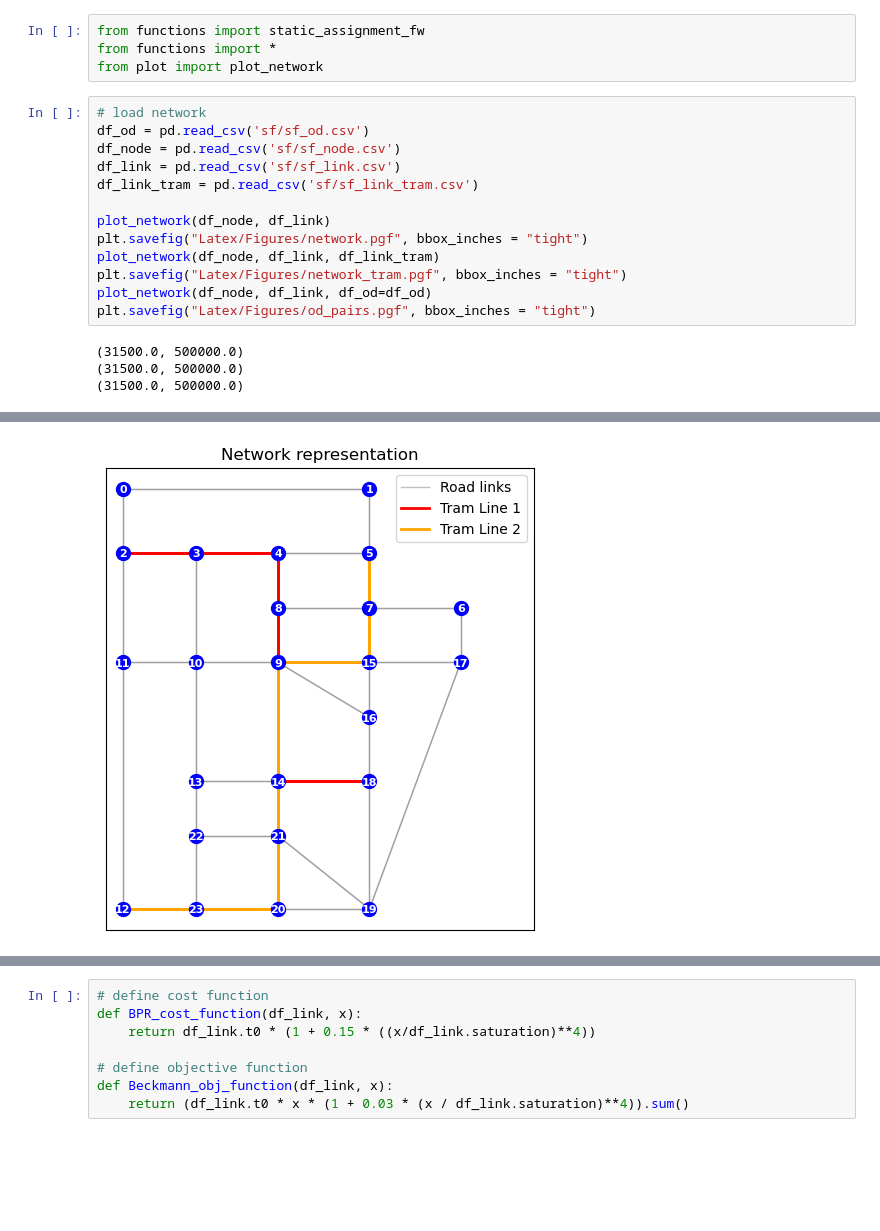
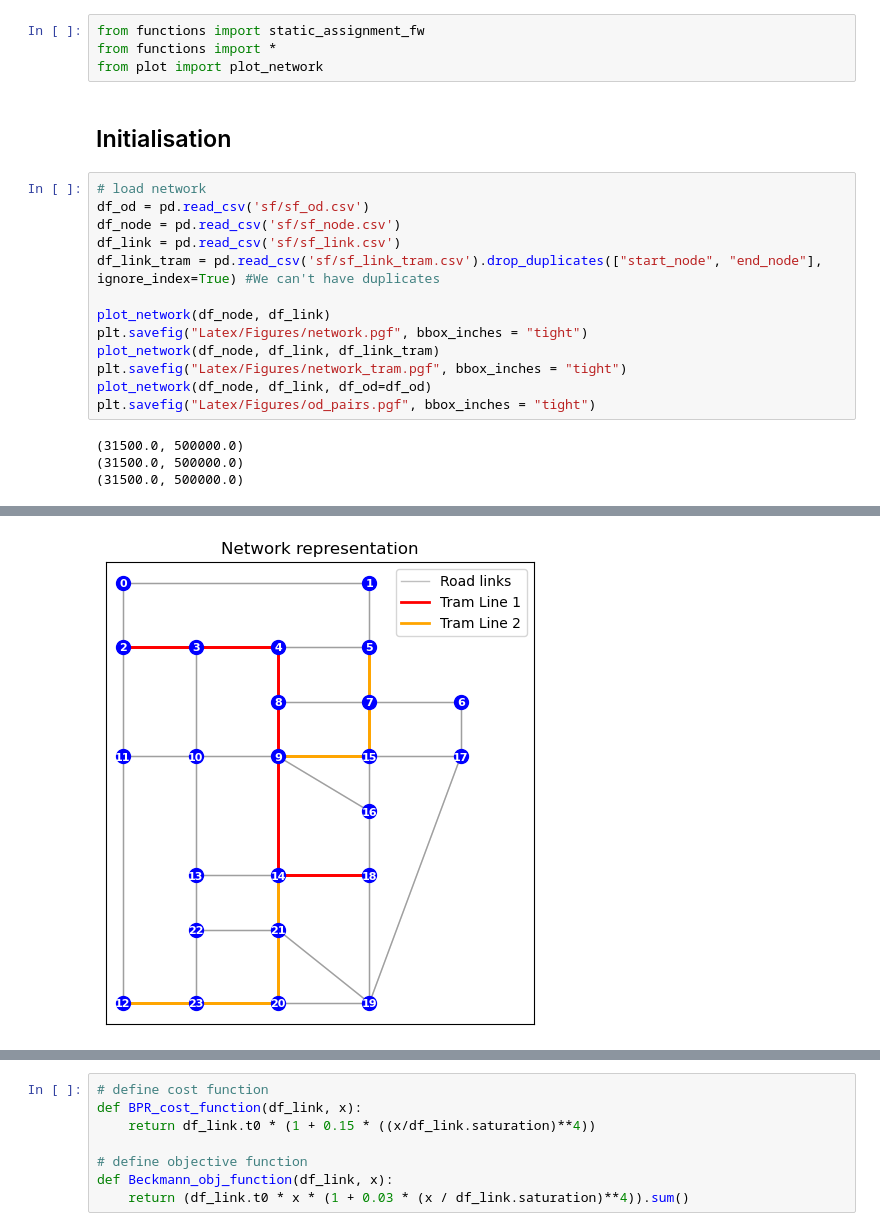
Before and after one commit to merlebleue/CIVIL-477-Transport-Networks---End-project, a Jupyter notebook: project_ars.ipynb, the cells around one changed output, grey strips where cells are left out. Cells and saved outputs as stored; diff of their text form; blank space fills up the shorter version.

```diff
--- a/project_ars.ipynb
+++ b/project_ars.ipynb
@@ -11,25 +11,27 @@ import matplotlib.pyplot as plt
 from functions import static_assignment_fw
 from functions import *
 from plot import plot_network
+# %% [markdown]
+## Initialisation
 # %%
 # load network
 df_od = pd.read_csv('sf/sf_od.csv')
 df_node = pd.read_csv('sf/sf_node.csv')
 df_link = pd.read_csv('sf/sf_link.csv')
-df_link_tram = pd.read_csv('sf/sf_link_tram.csv')
+df_link_tram = pd.read_csv('sf/sf_link_tram.csv').drop_duplicates(["start_node", "end_node"], ignore_index=True) #We can't have duplicates
 
 plot_network(df_node, df_link)
 plt.savefig("Latex/Figures/network.pgf", bbox_inches = "tight")
 plot_network(df_node, df_link, df_link_tram)
 plt.savefig("Latex/Figures/network_tram.pgf", bbox_inches = "tight")
 plot_network(df_node, df_link, df_od=df_od)
 plt.savefig("Latex/Figures/od_pairs.pgf", bbox_inches = "tight")
 # %% [output]
 (31500.0, 500000.0)
 (31500.0, 500000.0)
 (31500.0, 500000.0)
 [figure]
-[figure, old version]
+[figure, new version]
 [figure]
 # %%
 # define cost function
```
Also changed, not shown: parts of 26 cells of this notebook, 19 other files.
